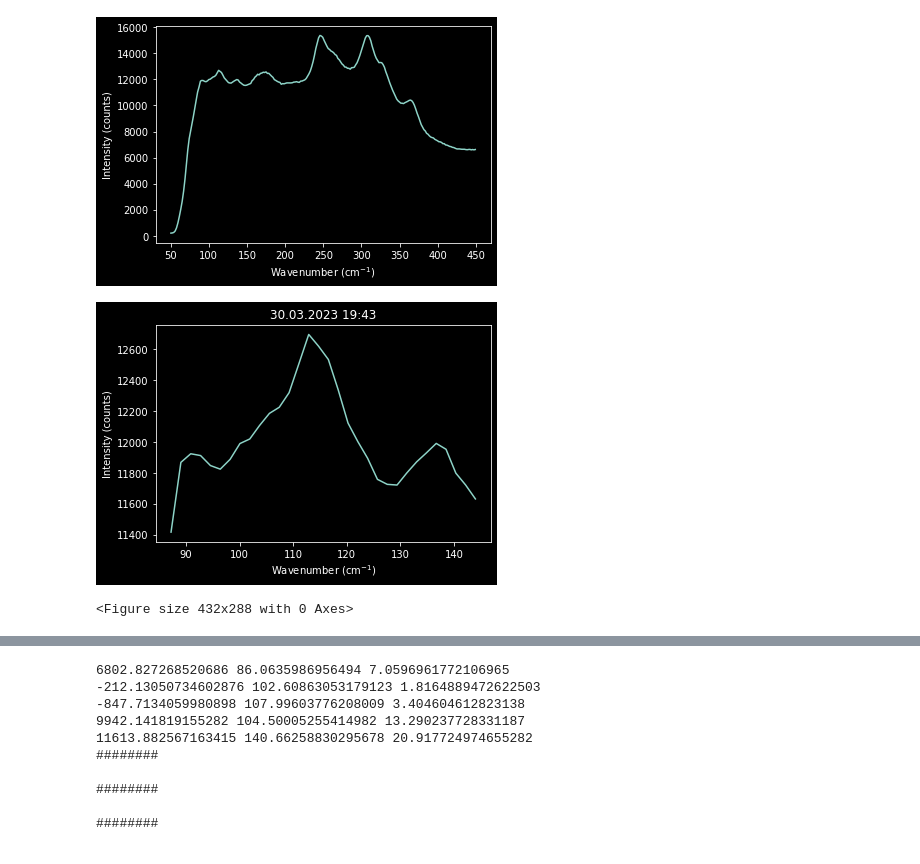
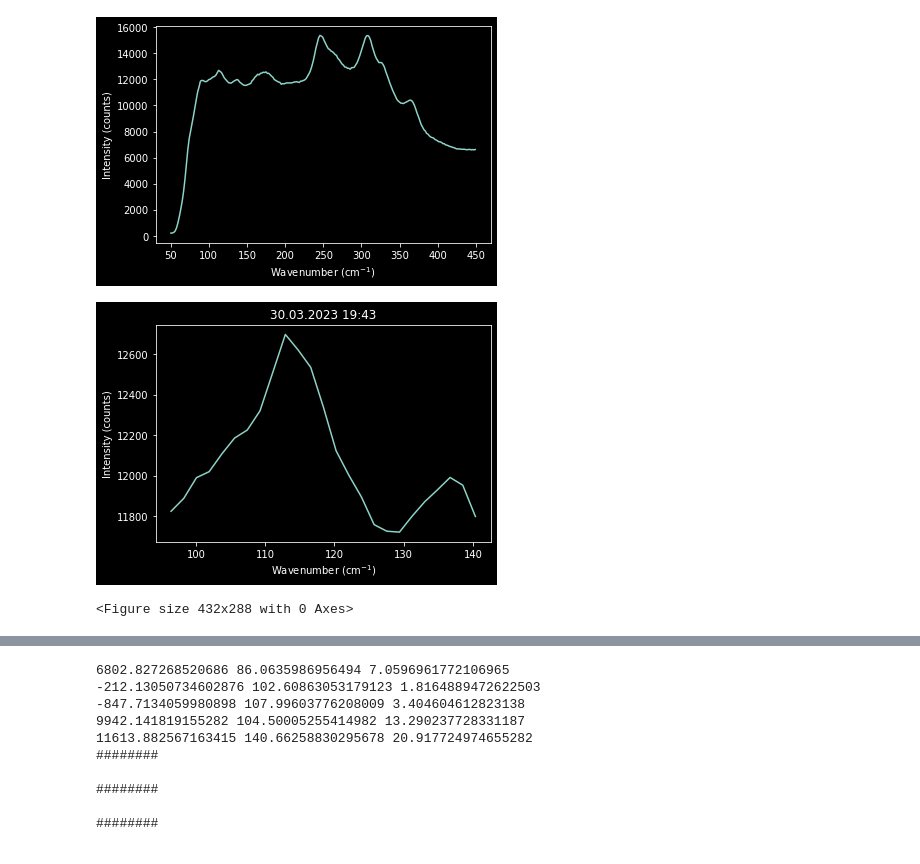
Before and after one commit to oftavira/codespaces-jupyter, a Jupyter notebook: tony/practica.ipynb, the cells around one changed output, grey strips where cells are left out. Drawn from its saved outputs; the diff is of its cells as text; code cells hidden in the pictures.

```diff
--- a/tony/practica.ipynb
+++ b/tony/practica.ipynb
@@ -227,13 +227,23 @@ class RamanSpectrum:
             y_fit += self.gaussian(x, amplitude, center, sigma)
         return y_fit
 
-    def get_fitting(self,f1,f2,f3,f4,f5,c1,c2,c3,c4,c5,s1,s2,s3,s4,s5,show = False, raw = True):
-        if(raw):
+    def normalized(self, m = 0, raw=True):
+        if raw:
+            ymin = min(self.croppedy)
+            y = self.croppedy - ymin
+            ymax = max(y)
+            return self.croppedx, (((y)/ymax)+m)
+
+    def get_fitting(self,f1,f2,f3,f4,f5,c1,c2,c3,c4,c5,s1,s2,s3,s4,s5,xy, show = False, mode = ''):
+        if(mode=='cropped'):
             x = np.array(self.croppedx)
             y = np.array(self.croppedy)
+        elif(mode=='xy'):
+            x = np.array(xy[0])
+            y = np.array(xy[1])
         else:
-            x = np.array(self.basedx)
-            y = np.array(self.basedy)
+            x = 0
+            y = 0
 
         yspec = max(y)
 
@@ -386,7 +384,7 @@ r.plot()
 # %% [output]
 [figure]
 # %%
-r.crop(86,145, show =True)
+r.crop(96,142, show =True)
 # %% [output]
-[figure, old version]
+[figure, new version]
 <Figure size 432x288 with 0 Axes>
```
Also changed, not shown: parts of 5 cells of this notebook, 3 other files.
